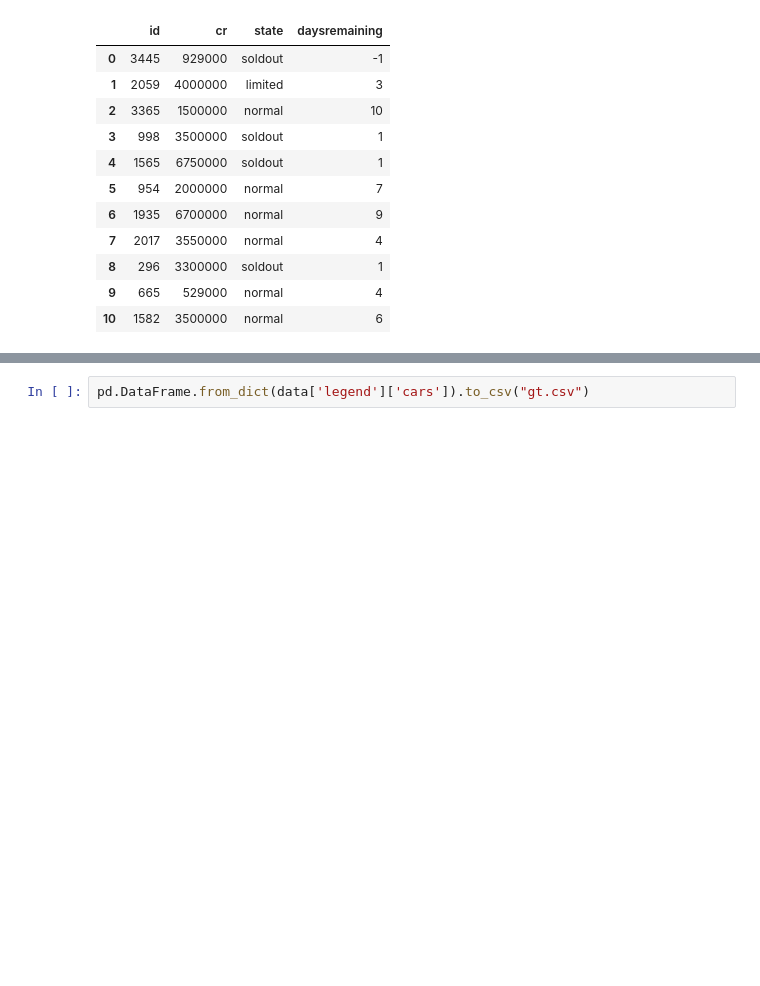
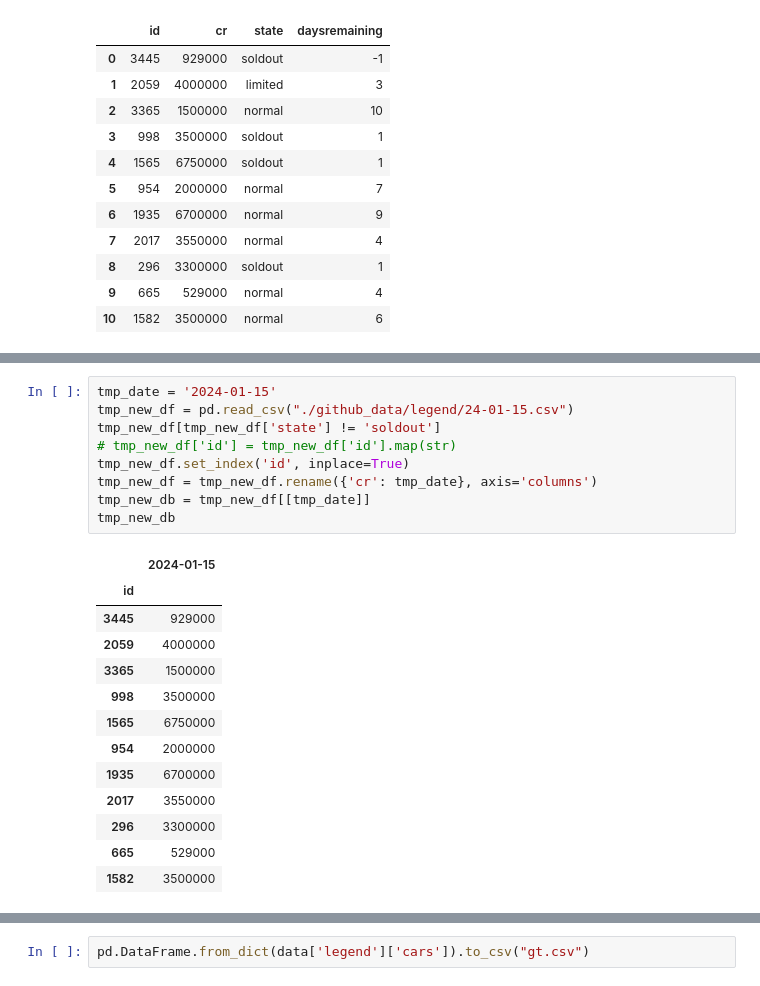
Before and after one commit to marcohoucheng/Gran-Turismo-7-Price-Tracker, a Jupyter notebook: build.ipynb, the cells around one changed output, grey strips where cells are left out. Cells and saved outputs as stored; diff of their text form; blank space fills up the shorter version.

```diff
--- a/build.ipynb
+++ b/build.ipynb
@@ -100,0 +104,23 @@ pd.read_csv("./github_data/legend/24-01-15.csv")
+# %%
+tmp_date = '2024-01-15'
+tmp_new_df = pd.read_csv("./github_data/legend/24-01-15.csv")
+tmp_new_df[tmp_new_df['state'] != 'soldout']
+# tmp_new_df['id'] = tmp_new_df['id'].map(str)
+tmp_new_df.set_index('id', inplace=True)
+tmp_new_df = tmp_new_df.rename({'cr': tmp_date}, axis='columns')
+tmp_new_db = tmp_new_df[[tmp_date]]
+tmp_new_db
+# %% [output]
+|  | 2024-01-15 |
+| id |  |
+| 3445 | 929000 |
+| 2059 | 4000000 |
+| 3365 | 1500000 |
+| 998 | 3500000 |
+| 1565 | 6750000 |
+| 954 | 2000000 |
+| 1935 | 6700000 |
+| 2017 | 3550000 |
+| 296 | 3300000 |
+| 665 | 529000 |
+| 1582 | 3500000 |
```
Also changed, not shown: parts of 13 cells of this notebook.
